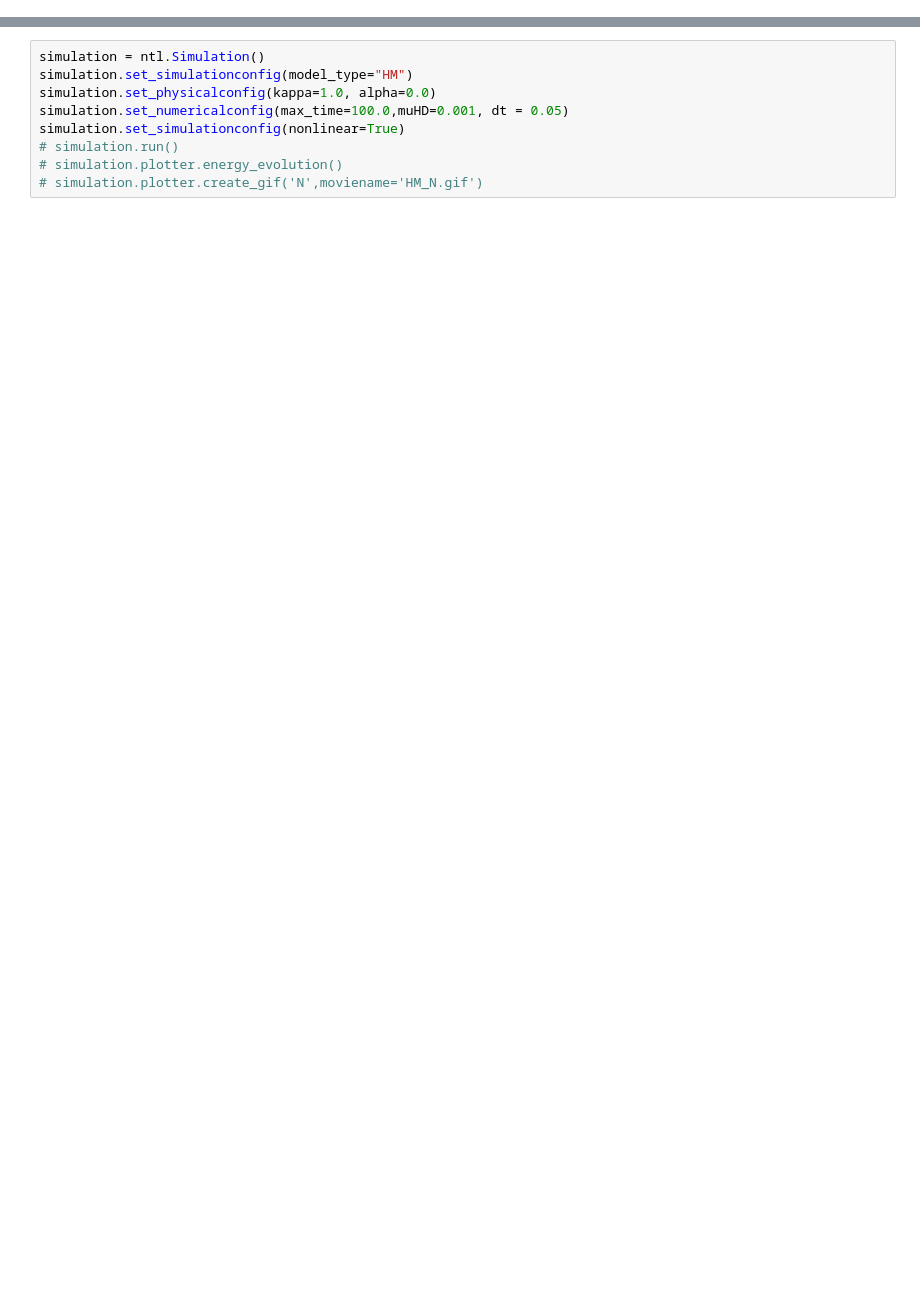
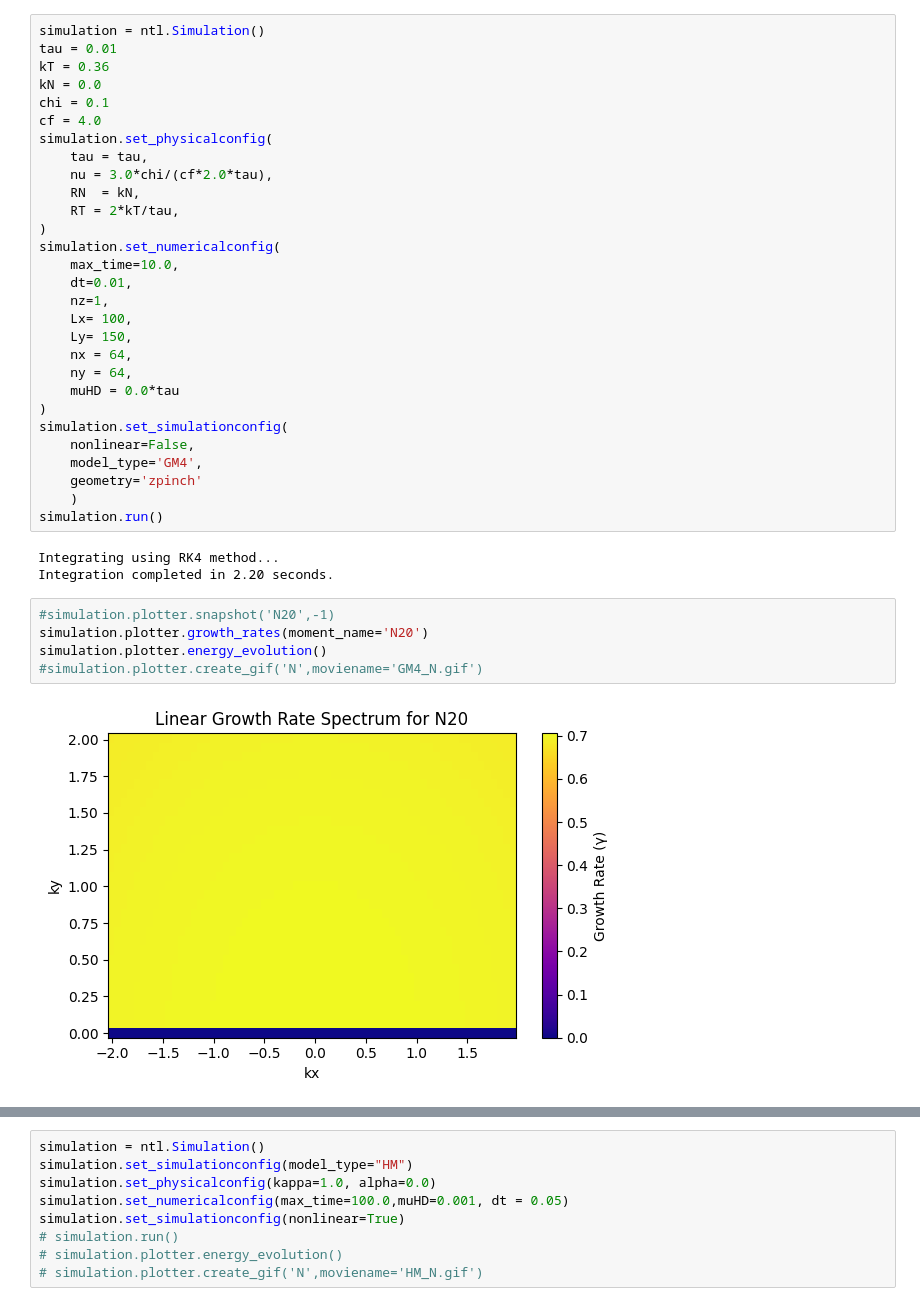
Before and after one commit to Antoinehoff/ninetails, a Jupyter notebook: notebook/ninetails.ipynb, the cells around one changed output, grey strips where cells are left out. Drawn from its saved outputs; the diff is of its cells as text; blank space fills up the shorter version.

```diff
--- a/notebook/ninetails.ipynb
+++ b/notebook/ninetails.ipynb
@@ -11,0 +17,39 @@ import ninetails as ntl
+# %%
+simulation = ntl.Simulation()
+tau = 0.01
+kT = 0.36
+kN = 0.0
+chi = 0.1
+cf = 4.0
+simulation.set_physicalconfig(
+    tau = tau,
+    nu = 3.0*chi/(cf*2.0*tau),
+    RN  = kN,
+    RT = 2*kT/tau,
+)
+simulation.set_numericalconfig(
+    max_time=10.0,
+    dt=0.01,
+    nz=1,
+    Lx= 100,
+    Ly= 150,
+    nx = 64,
+    ny = 64,
+    muHD = 0.0*tau
+)
+simulation.set_simulationconfig(
+    nonlinear=False,
+    model_type='GM4',
+    geometry='zpinch'
+    )
+simulation.run()
+# %% [output]
+Integrating using RK4 method...
+Integration completed in 2.20 seconds.
+# %%
+#simulation.plotter.snapshot('N20',-1)
+simulation.plotter.growth_rates(moment_name='N20')
+simulation.plotter.energy_evolution()
+#simulation.plotter.create_gif('N',moviename='GM4_N.gif')
+# %% [output]
+[figure, added]
```
Also changed, not shown: parts of 6 cells of this notebook.
